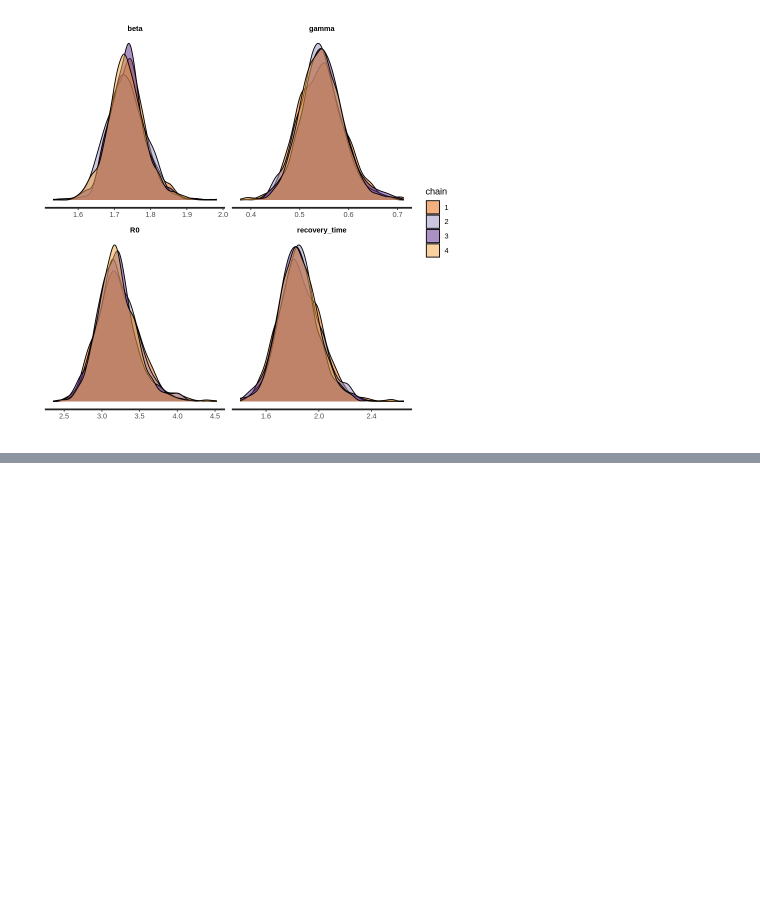
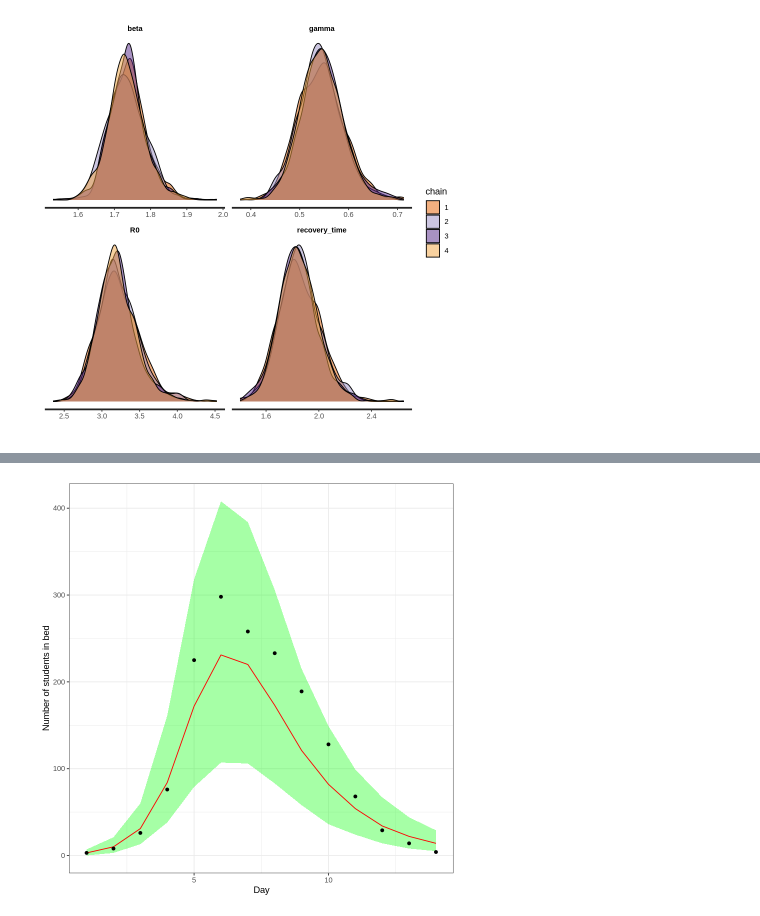
Before and after one commit to hublun/Bayesian_Aggregation_Average_Data, a Jupyter notebook: ODR_2024_1_22.ipynb, the cells around one changed output, grey strips where cells are left out. Saved outputs shown, nothing was run; the diff lists cells and outputs as text; code cells hidden in the pictures; blank space fills up the shorter version.

```diff
--- a/ODR_2024_1_22.ipynb
+++ b/ODR_2024_1_22.ipynb
@@ -214,0 +232,12 @@ stan_dens(fit_sir_negbin, pars = pars, separate_chains = TRUE)
+# %%
+smr_pred <- cbind(as.data.frame(summary(
+  fit_sir_negbin, pars = "pred_cases", probs = c(0.05, 0.5, 0.95))$summary), t, cases)
+colnames(smr_pred) <- make.names(colnames(smr_pred)) # to remove % in the col names
+# %%
+ggplot(smr_pred, mapping = aes(x = t)) +
+  geom_ribbon(aes(ymin = X5., ymax = X95.), fill = "green", alpha = 0.35) +
+  geom_line(mapping = aes(x = t, y = X50.), color = "red") +
+  geom_point(mapping = aes(y = cases)) +
+  labs(x = "Day", y = "Number of students in bed")
+# %% [output]
+[figure, added]
```
Also changed, not shown: parts of 7 cells of this notebook, 6 other files.
